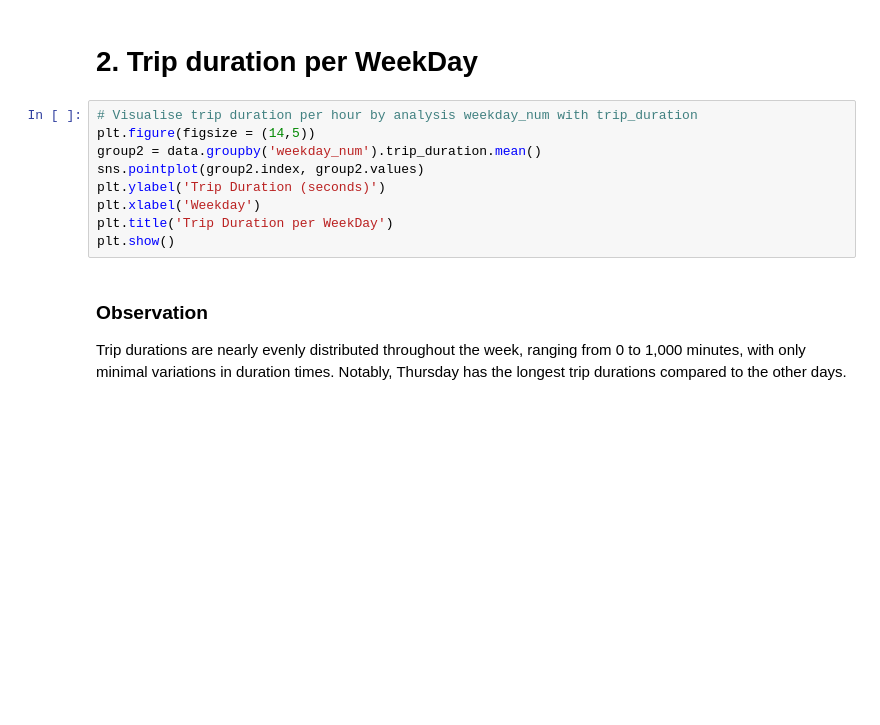
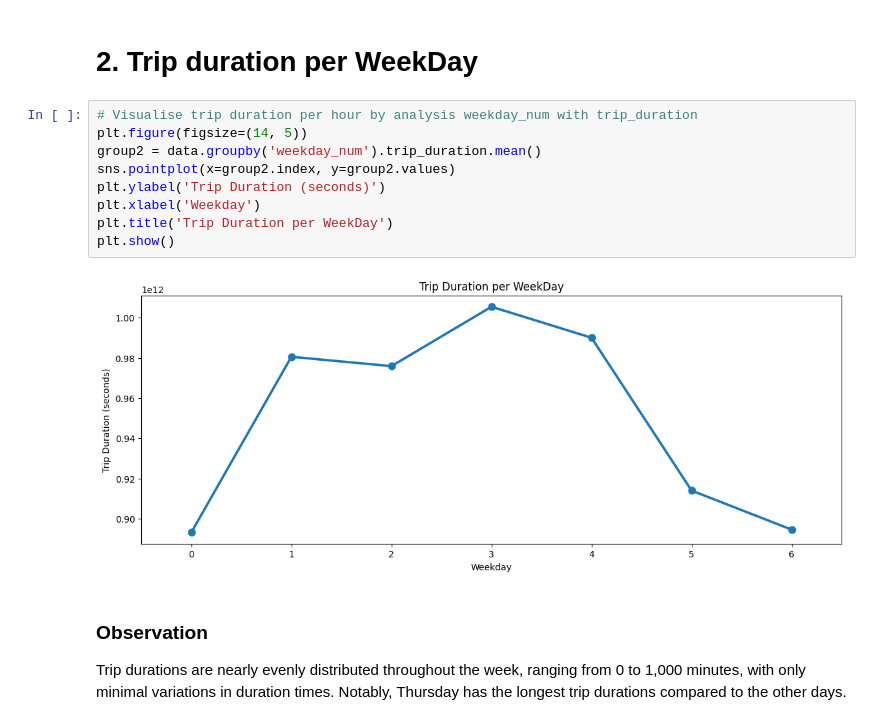
Before and after one commit to JapiKredi/Pinnacle_AI_program_AnalyticsVidyha, a Jupyter notebook: Assignment_nyc_taxi_trip_duration_JasperBongers.ipynb, the cells around one changed output. Drawn from its saved outputs; the diff is of its cells as text; blank space fills up the shorter version.

```diff
--- a/Assignment_nyc_taxi_trip_duration_JasperBongers.ipynb
+++ b/Assignment_nyc_taxi_trip_duration_JasperBongers.ipynb
@@ -1056,13 +1119,15 @@ plt.show()
 # 2. Trip duration per WeekDay
 # %%
 # Visualise trip duration per hour by analysis weekday_num with trip_duration
-plt.figure(figsize = (14,5))
+plt.figure(figsize=(14, 5))
 group2 = data.groupby('weekday_num').trip_duration.mean()
-sns.pointplot(group2.index, group2.values)
+sns.pointplot(x=group2.index, y=group2.values)
 plt.ylabel('Trip Duration (seconds)')
 plt.xlabel('Weekday')
 plt.title('Trip Duration per WeekDay')
 plt.show()
+# %% [output]
+[figure, added]
 # %% [markdown]
 ### Observation
 
```
Also changed, not shown: parts of 71 cells of this notebook.
